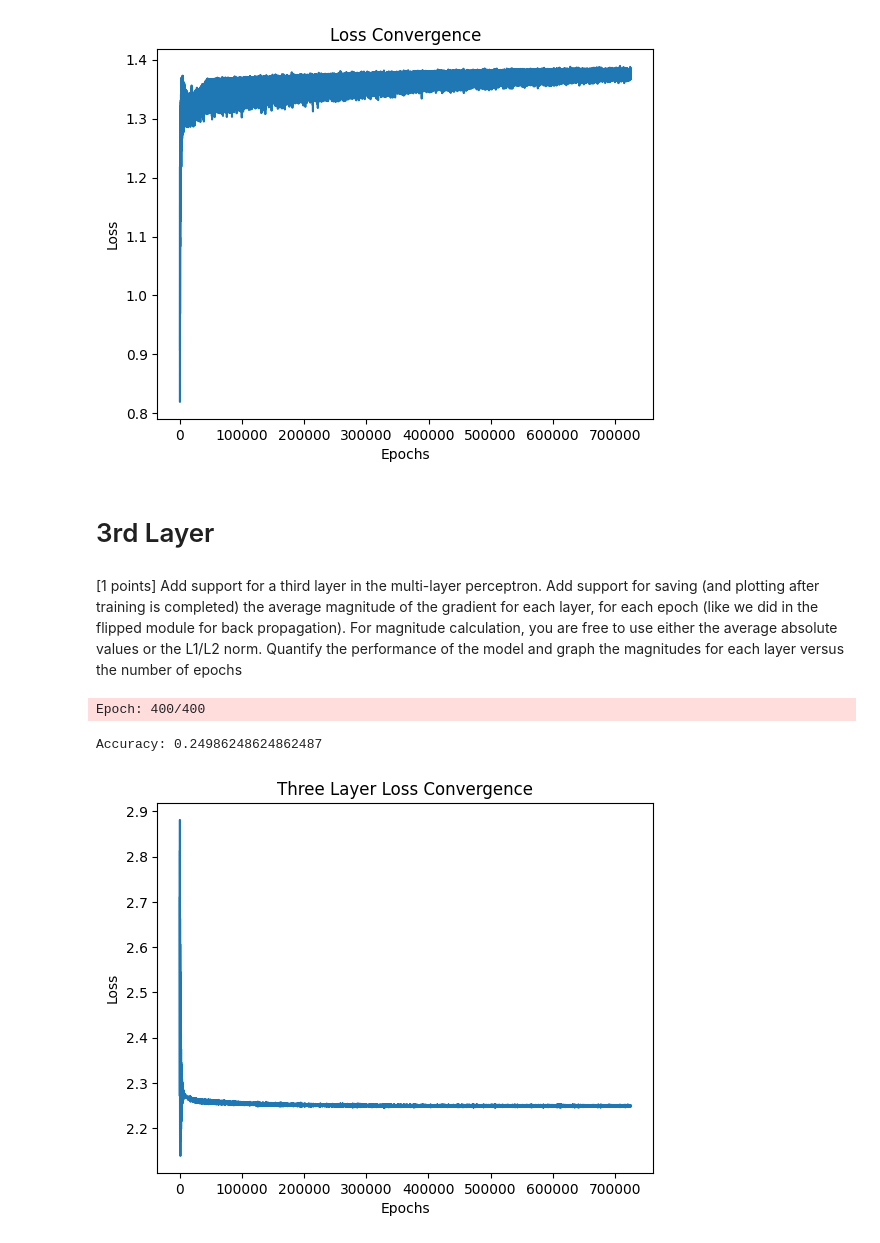
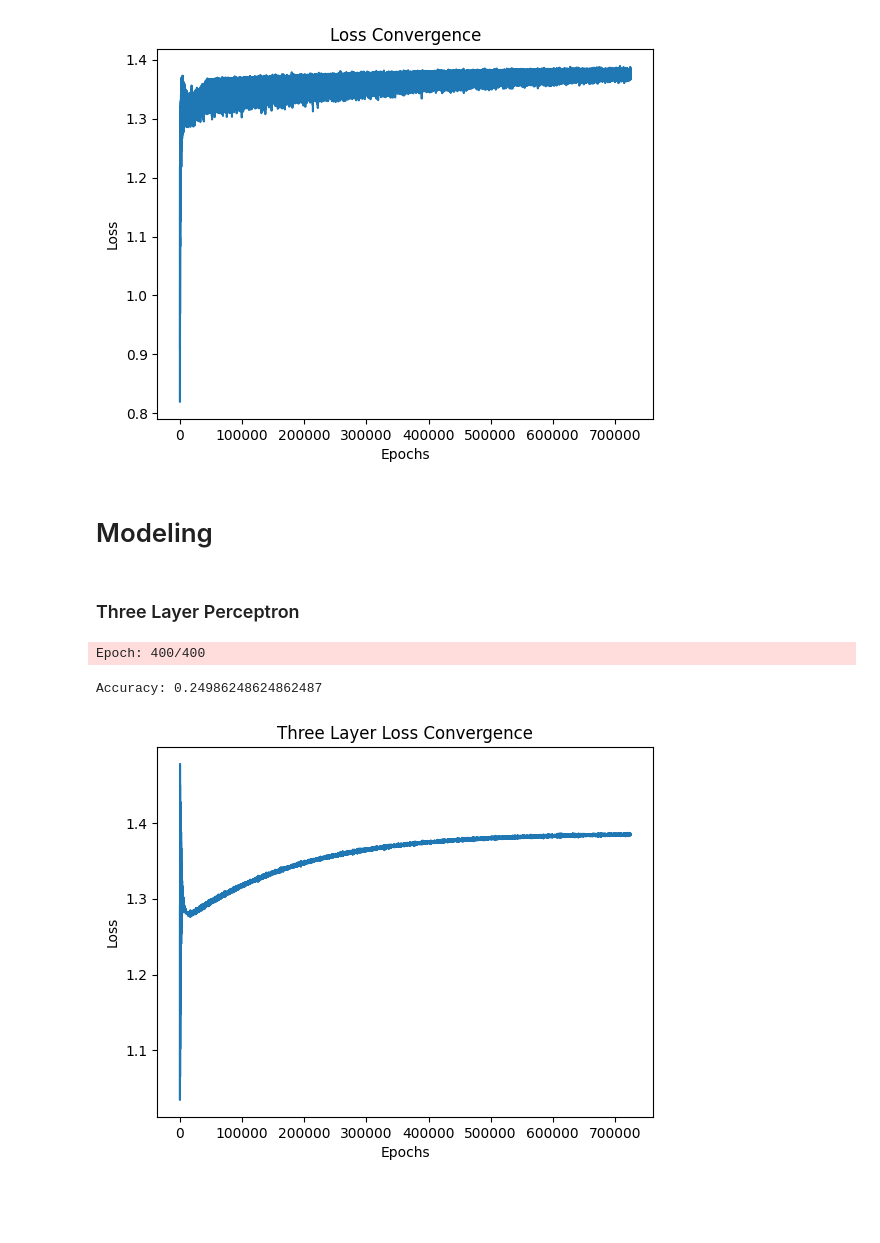
Before and after one commit to jadennathaniel/ml-lab4, a Jupyter notebook: main.ipynb, the cells around one changed output. Saved outputs shown, nothing was run; the diff lists cells and outputs as text; code cells hidden in the pictures; blank space fills up the shorter version.

```diff
--- a/main.ipynb
+++ b/main.ipynb
@@ -297,11 +298,10 @@ plt.show()
 Epoch: 400/400
 Accuracy: 0.24862486248624863
 [figure]
+# %% [markdown]
+# Modeling
 # %% [markdown]
-# 3rd Layer
+### Three Layer Perceptron
-# %% [markdown]
-[1 points] Add support for a third layer in the multi-layer perceptron. Add support for saving (and plotting after training is completed) the average magnitude of the gradient for each layer, for each epoch (like we did in the flipped module for back propagation). For magnitude calculation, you are free to use either the average absolute values or the L1/L2 norm.
-Quantify the performance of the model and graph the magnitudes for each layer versus the number of epochs
 # %%
 class ThreeLayerPerceptronBase(TwoLayerPerceptronBase):
     def __init__(self, n_hidden=30, n_hidden2=30, C=0.0, epochs=500, eta=0.001, random_state=None):
@@ -332,11 +332,10 @@ class ThreeLayerPerceptronBase(TwoLayerPerceptronBase):
     def _cost(self, A4, Y, W1, W2, W3):
         """Get the objective function value for three layers."""
         m = Y.shape[0]
-        Y_expanded = np.zeros_like(A4)
-        Y_expanded[Y, np.arange(m)] = 1
-
-        # Binary cross-entropy for each class prediction?
-        log_probs = -Y_expanded * np.log(A4) - (1 - Y_expanded) * np.log(1 - A4)
+        # Y_expanded = np.zeros_like(A4)
+        # Y_expanded[Y, np.arange(m)] = 1
+        # log_probs = -Y_expanded.log(A4) - (1 - Y_expanded) * np.log(1 - A4)
+        log_probs = -np.log(A4[Y, np.arange(m)])
         cost = np.sum(log_probs) / m
         L2_term = self._L2_reg(self.l2_C, W1, W2, W3)
         return cost + L2_term
@@ -423,35 +422,35 @@ class ThreeLayerPerceptronVectorized(ThreeLayerPerceptron):
                     np.mean(np.abs(gradW2)),
                     np.mean(np.abs(gradW3))
                 ]
                 self.grads_.append(grads)
 
             if print_progress and (i + 1) % print_progress == 0:
                 sys.stderr.write(f'\rEpoch: {i + 1}/{self.epochs}')
                 sys.stderr.flush()
 
         return self
 
 
 X_train = train_data.drop(columns=['ChildPovertyClass'])
 y_train = train_data['ChildPovertyClass']
 X_test = test_data.drop(columns=['ChildPovertyClass'])
 y_test = test_data['ChildPovertyClass']
 
 params = dict(n_hidden=50, n_hidden2=50, C=0.1, epochs=400, eta=0.001, random_state=1)
 
-nn = ThreeLayerPerceptronVectorized(**params)
+nn_3 = ThreeLayerPerceptronVectorized(**params)
 
-nn.fit(X_train, y_train, batch_size=32, print_progress=50)
-yhat = nn.predict(X_test)
+nn_3.fit(X_train, y_train, batch_size=32, print_progress=50)
+yhat = nn_3.predict(X_test)
 accuracy = accuracy_score(y_test, yhat)
 print(f'Accuracy: {accuracy}')
 
-plt.plot(nn.cost_)
+plt.plot(nn_3.cost_)
 plt.xlabel('Epochs')
 plt.ylabel('Loss')
 plt.title('Three Layer Loss Convergence')
 plt.show()
 # %% [output]
 Epoch: 400/400
 Accuracy: 0.24986248624862487
-[figure, old version]
+[figure, new version]
```
Also changed, not shown: parts of 6 cells of this notebook.
